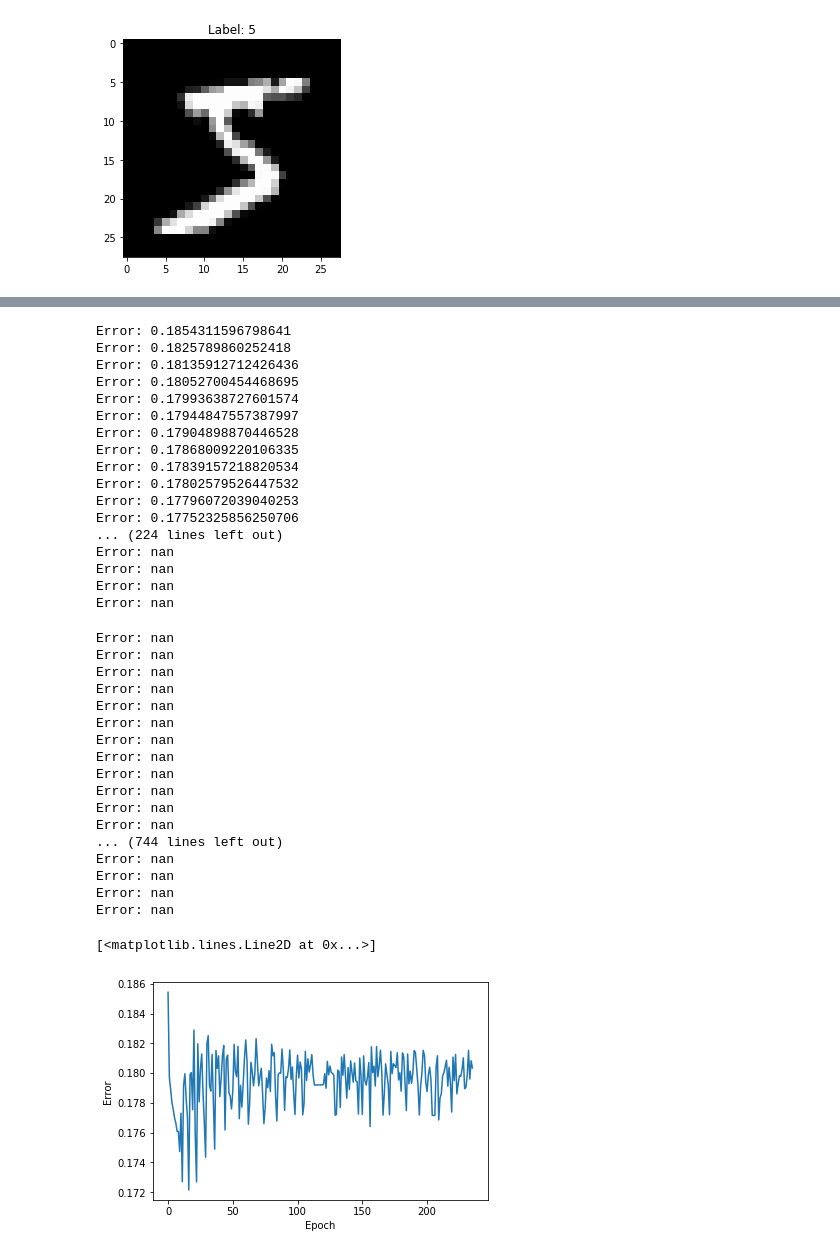
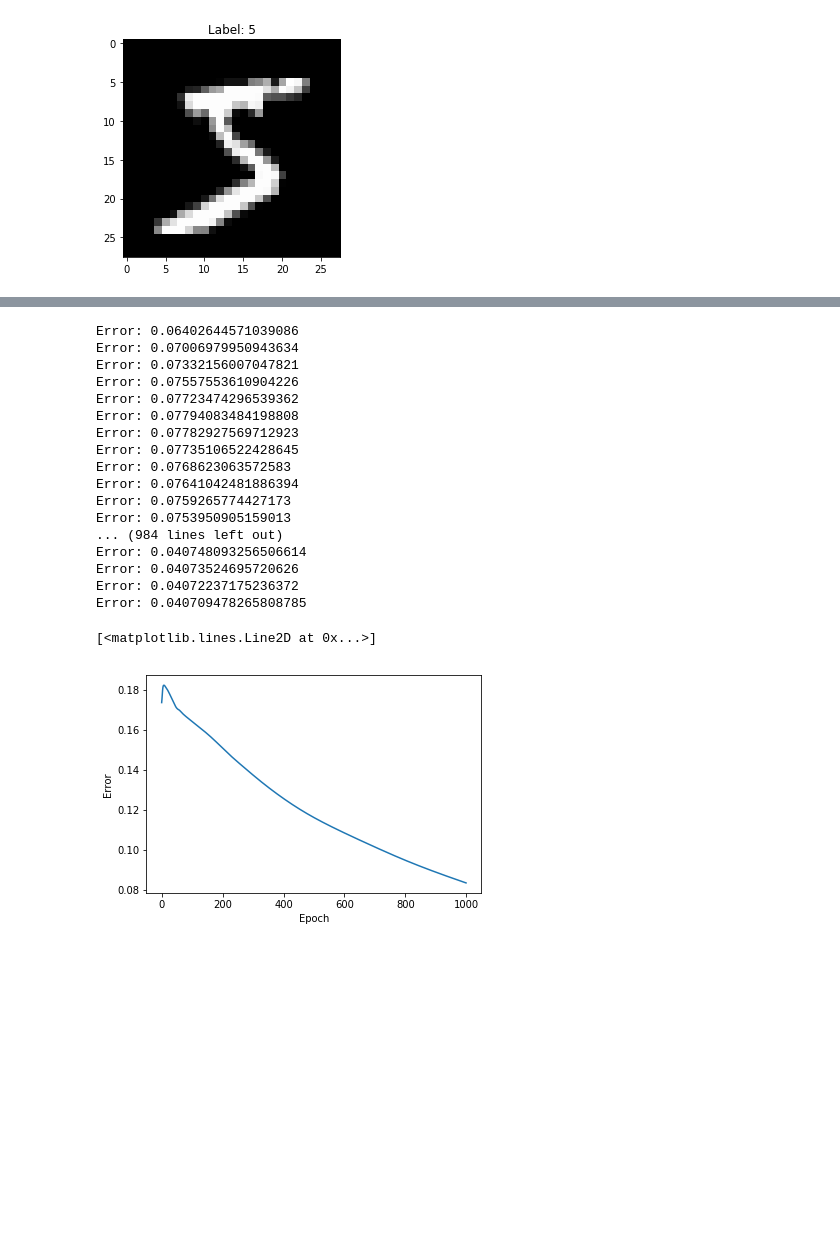
Before and after one commit to DeepLearningVision-2019/a3-neural-network-class-ArturoBurela, a Jupyter notebook: Neural Network Assignment.ipynb, the cells around one changed output, grey strips where cells are left out. Saved outputs shown, nothing was run; the diff lists cells and outputs as text; code cells hidden in the pictures; blank space fills up the shorter version.

Commit message:
Fixed printing issue, answered questions

```diff
--- a/Neural Network Assignment.ipynb
+++ b/Neural Network Assignment.ipynb
@@ -139,8 +139,8 @@ class NeuralNetwork:
             self.b1+= b_delta * self.alpha
             self.w1 += np.dot(l0.T,delta)*self.alpha
             # Print error
-            if(i % displayUpdate is 0):
-                print("Error:", np.mean(np.abs(errors)))
+            if(i % displayUpdate == 0):
+                print("Error:", np.mean(np.abs(error)))
         return errors
 # %% [markdown]
 ### Test datasets
@@ -314,48 +309,31 @@ Error: 0.18025401839092536
 # %%
 # Testing data Test the training of the network with the test_images data
 network2 = NeuralNetwork(architecture, alpha =  0.001)
-errors = network2.train(test_images[0:5000],test_labels[0:5000])
+errors = network2.train(test_images[0:1000],test_labels[0:1000])
 f, ax = plt.subplots(1,1)
 ax.set_xlabel('Epoch')
 ax.set_ylabel('Error')
 ax.plot(errors)
 # %% [output]
-Error: 0.1854311596798641
-Error: 0.1825789860252418
-Error: 0.18135912712426436
-Error: 0.18052700454468695
-Error: 0.17993638727601574
-Error: 0.17944847557387997
-Error: 0.17904898870446528
-Error: 0.17868009220106335
-Error: 0.17839157218820534
-Error: 0.17802579526447532
-Error: 0.17796072039040253
-Error: 0.17752325856250706
-... (224 lines left out)
-Error: nan
-Error: nan
-Error: nan
-Error: nan
+Error: 0.06402644571039086
+Error: 0.07006979950943634
+Error: 0.07332156007047821
+Error: 0.07557553610904226
+Error: 0.07723474296539362
+Error: 0.07794083484198808
+Error: 0.07782927569712923
+Error: 0.07735106522428645
+Error: 0.0768623063572583
+Error: 0.07641042481886394
+Error: 0.0759265774427173
+Error: 0.0753950905159013
+... (984 lines left out)
+Error: 0.040748093256506614
+Error: 0.04073524695720626
+Error: 0.04072237175236372
+Error: 0.040709478265808785
-Error: nan
-Error: nan
-Error: nan
-Error: nan
-Error: nan
-Error: nan
-Error: nan
-Error: nan
-Error: nan
-Error: nan
-Error: nan
-Error: nan
-... (744 lines left out)
-Error: nan
-Error: nan
-Error: nan
-Error: nan
+[<matplotlib.lines.Line2D at 0x...>]
-[<matplotlib.lines.Line2D at 0x...>]
-[figure, old version]
+[figure, new version]
 # %% [markdown]
 After predicting on the *test_images*, use matplotlib to display some of the images that were not correctly classified. Then, answer the following questions:
 
```
Also changed, not shown: parts of 6 cells of this notebook.
